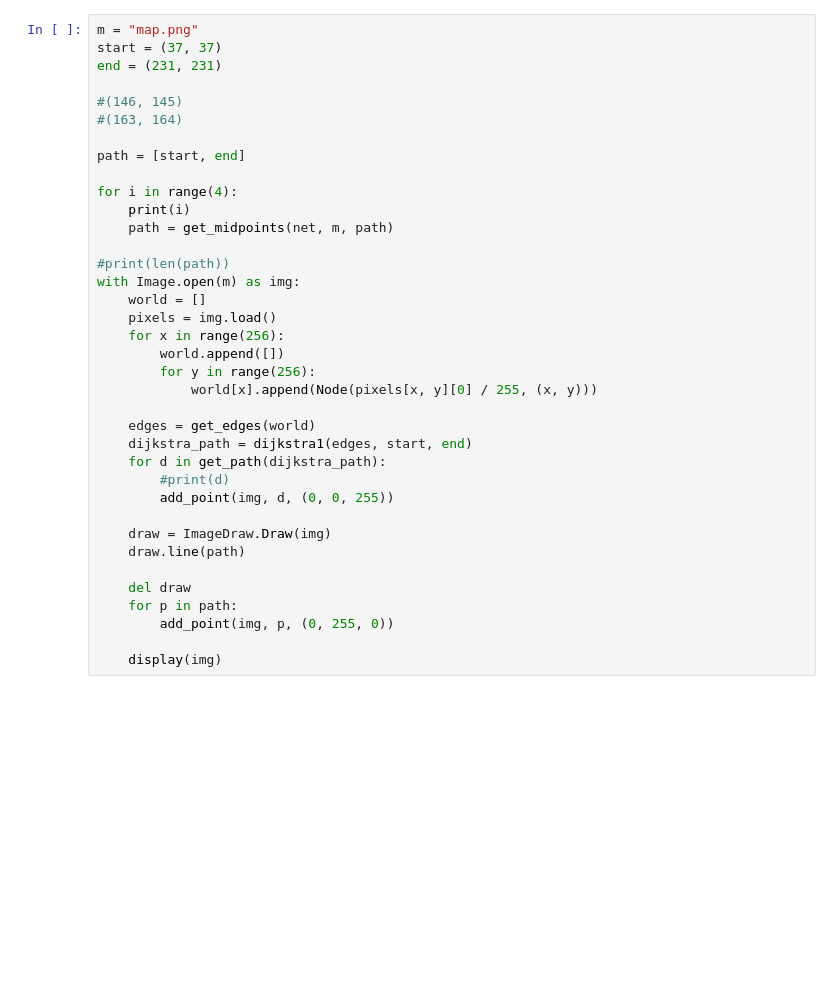
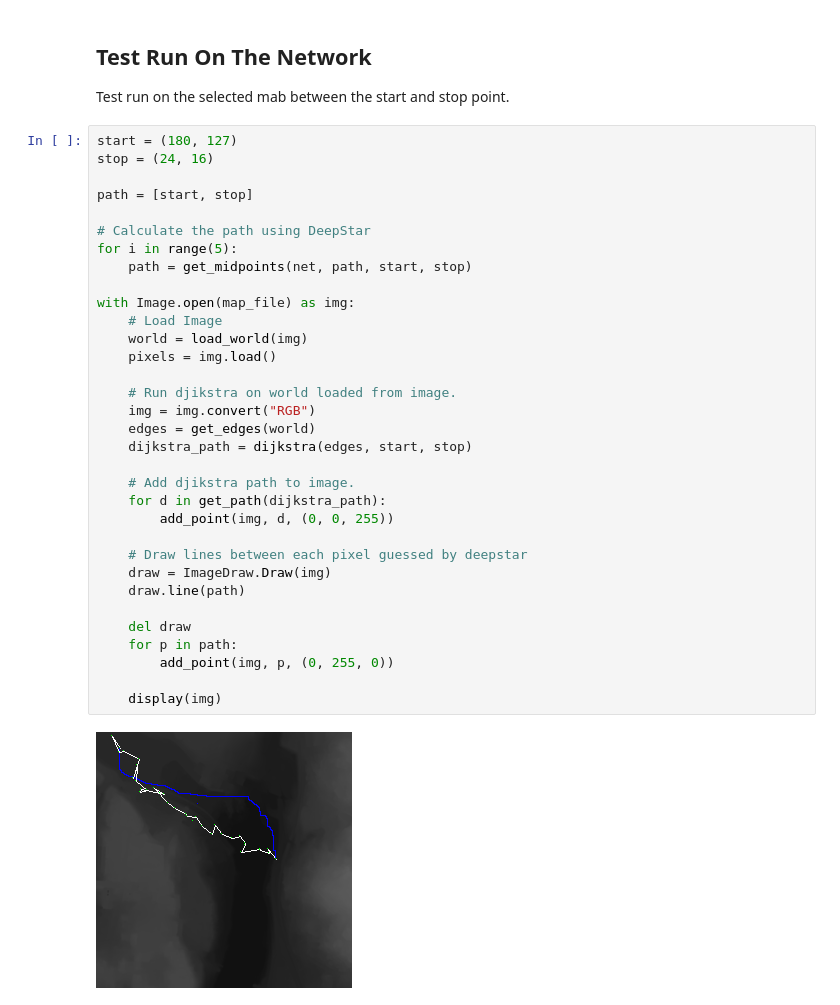
Before and after one commit to LAPS-Group/Pathfinding, a Jupyter notebook: DeepStar/V2/Visualization.ipynb, the cells around one changed output. Saved outputs shown, nothing was run; the diff lists cells and outputs as text; blank space fills up the shorter version.

```diff
--- a/DeepStar/V2/Visualization.ipynb
+++ b/DeepStar/V2/Visualization.ipynb
@@ -84,37 +174,39 @@ def get_midpoints(net, img_path, path):
+# %% [markdown]
+## Test Run On The Network
+
+Test run on the selected mab between the start and stop point.
 # %%
-m = "map.png"
-start = (37, 37)
-end = (231, 231)
+start = (180, 127)
+stop = (24, 16)
 
-#(146, 145)
-#(163, 164)
+path = [start, stop]
 
-path = [start, end]
+# Calculate the path using DeepStar
+for i in range(5):
+    path = get_midpoints(net, path, start, stop)
 
-for i in range(4):
-    print(i)
-    path = get_midpoints(net, m, path)
+with Image.open(map_file) as img:
+    # Load Image
+    world = load_world(img)
+    pixels = img.load()
 
-#print(len(path))
-with Image.open(m) as img:
-    world = []
-    pixels = img.load()
-    for x in range(256):
-        world.append([])
-        for y in range(256):
-            world[x].append(Node(pixels[x, y][0] / 255, (x, y)))
+    # Run djikstra on world loaded from image.
+    img = img.convert("RGB")
+    edges = get_edges(world)
+    dijkstra_path = dijkstra(edges, start, stop)
 
-    edges = get_edges(world)
-    dijkstra_path = dijkstra1(edges, start, end)
+    # Add djikstra path to image.
     for d in get_path(dijkstra_path):
-        #print(d)
         add_point(img, d, (0, 0, 255))
 
+    # Draw lines between each pixel guessed by deepstar
     draw = ImageDraw.Draw(img)
     draw.line(path)
 
     del draw
     for p in path:
         add_point(img, p, (0, 255, 0))
 
     display(img)
+# %% [output]
+[figure, added]
```
Also changed, not shown: parts of 24 cells of this notebook, 17 other files.
